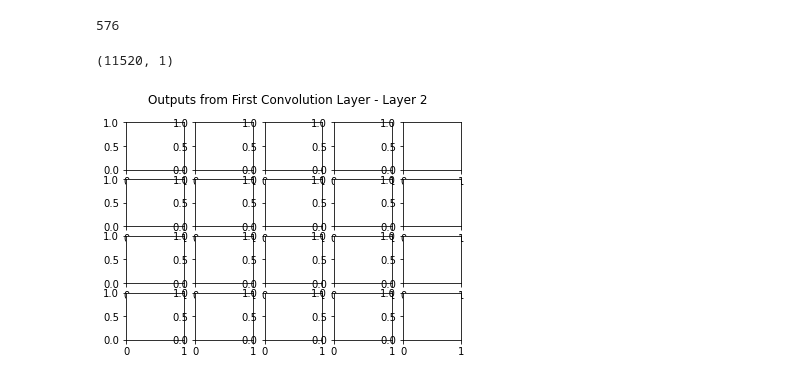
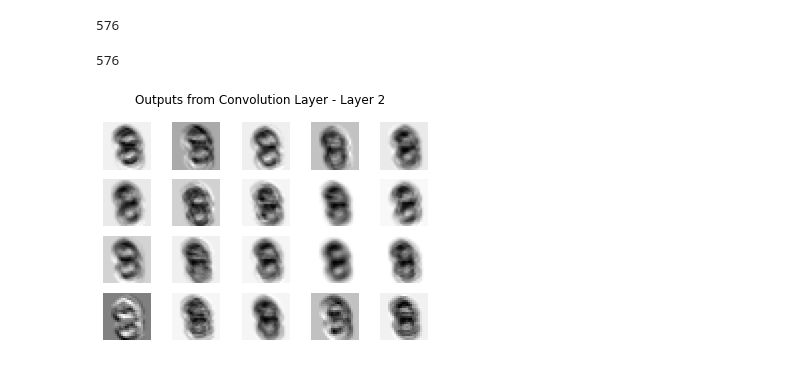
Before and after one commit to sjeastwood/cmpt412, a Jupyter notebook: project1/python/visualize.ipynb, the cells around one changed output. Cells and saved outputs as stored; diff of their text form; code cells hidden in the pictures.

Commit message:
part 4 done start part5

```diff
--- a/project1/python/visualize.ipynb
+++ b/project1/python/visualize.ipynb
@@ -39,7 +39,7 @@ m_train
 batch_size = 1
 layers[0]['batch_size'] = batch_size
 # %%
-img = xtest[:,3]
+img = xtest[:,0]
 img = np.reshape(img, (28, 28), order='F')
 plt.imshow(img.T, cmap='gray')
 plt.show()
@@ -48,5 +48,5 @@ plt.show()
 # %%
-output = convnet_forward(params, layers, xtest[:,3:4])
+output = convnet_forward(params, layers, xtest[:,0:1])
 output_1 = np.reshape(output[0]['data'], (28,28), order='F')
 # %%
 fig, ax = plt.subplots(1,1)
@@ -60,27 +62,34 @@ plt.savefig(filename)
 output[1]['height'] * output[1]['width']
 # %% [output]
 576
-# %%
-output[1]['data'].shape
-# %% [output]
-(11520, 1)
+# %%
+len(output[1]['data'][0:576])
+# %% [output]
+576
 # %%
 fig, ax = plt.subplots(4,5)
 
-num = output[1]['channel']
 data_size = output[1]['height'] * output[1]['width']
-
+start = 0
+end = 0
 #4x5 sub plot
 for row in range(4):
     for col in range(5):
-        img_data = output[1]['data'][]
+
+        end = start + data_size
+
+        img_data = output[1]['data'][start:end]
+        img = np.reshape(img_data, (output[1]['height'],output[1]['width']), order='F')
+
+        ax[row,col].imshow(img.T, cmap='gray')
+        ax[row,col].set_axis_off()
+
+        start = end
 
 
-        ax[row,col].imshow() #to be filled in
-        ax[row,col].set_axis_off()
 
-fig.suptitle("Outputs from First Convolution Layer - Layer 2")
+fig.suptitle("Outputs from Convolution Layer - Layer 2")
 filename = f"{resultsdir}/second_layer_outputs.png"
 plt.savefig(filename)
 # %% [output]
-[figure, old version]
+[figure, new version]
```
Also changed, not shown: parts of 3 cells of this notebook, 7 other files.
